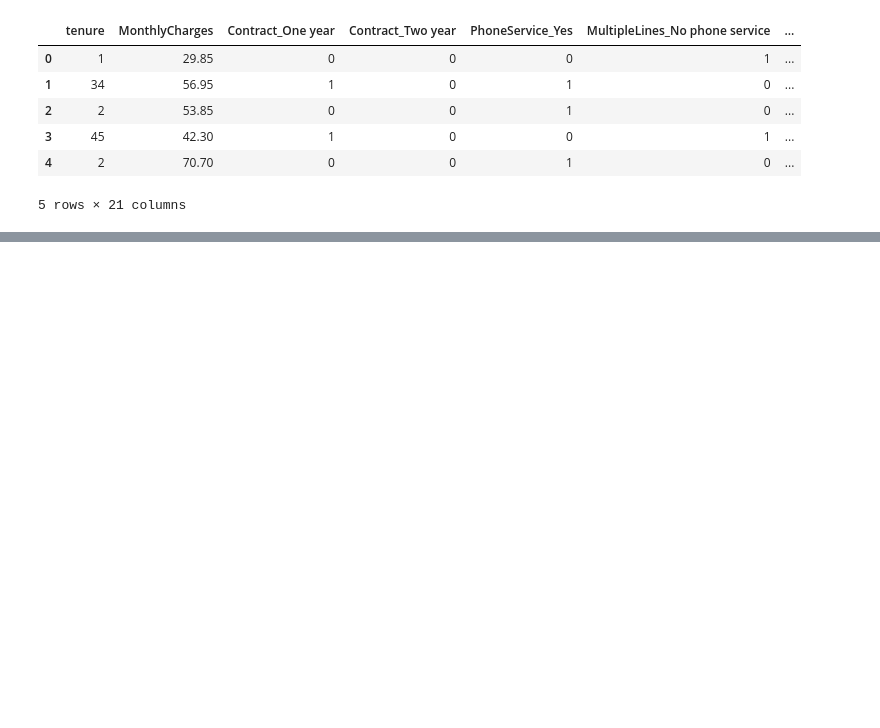
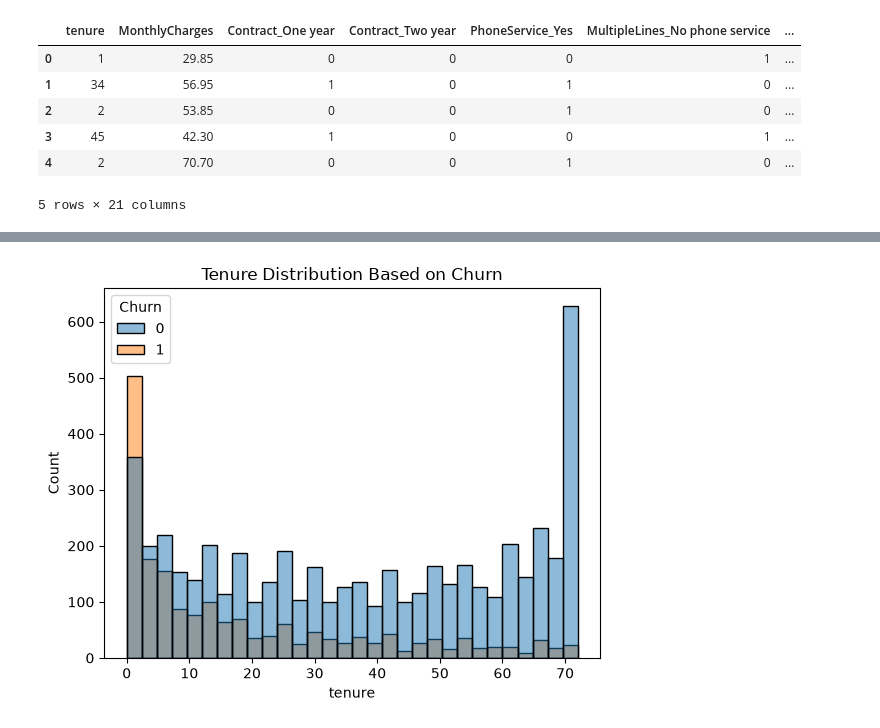
Before and after one commit to Siddharth-122008/telecom-customer-churn, a Jupyter notebook: notebooks/churn_prediction.ipynb, the cells around one changed output, grey strips where cells are left out. Drawn from its saved outputs; the diff is of its cells as text; code cells hidden in the pictures; blank space fills up the shorter version.

```diff
--- a/notebooks/churn_prediction.ipynb
+++ b/notebooks/churn_prediction.ipynb
@@ -122,0 +155,6 @@ Target variable: (7043,)
+# %%
+sns.histplot(data=df, x="tenure", hue="Churn", bins=30)
+plt.title("Tenure Distribution Based on Churn")
+plt.show()
+# %% [output]
+[figure, added]
```
Also changed, not shown: parts of 5 cells of this notebook.
